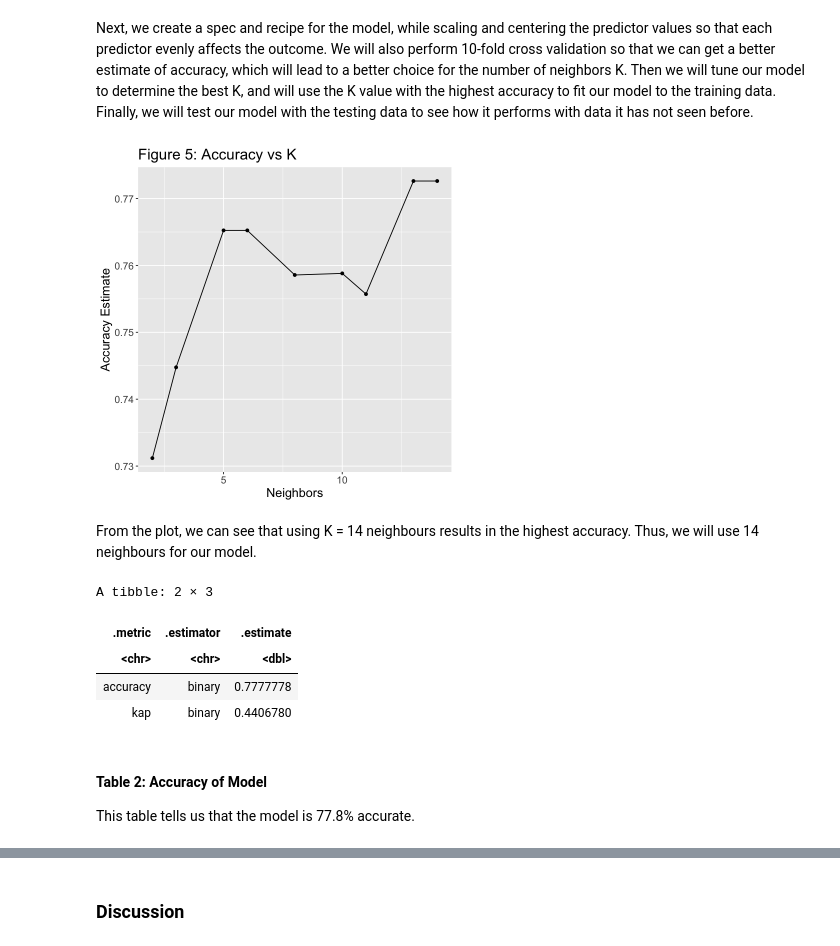
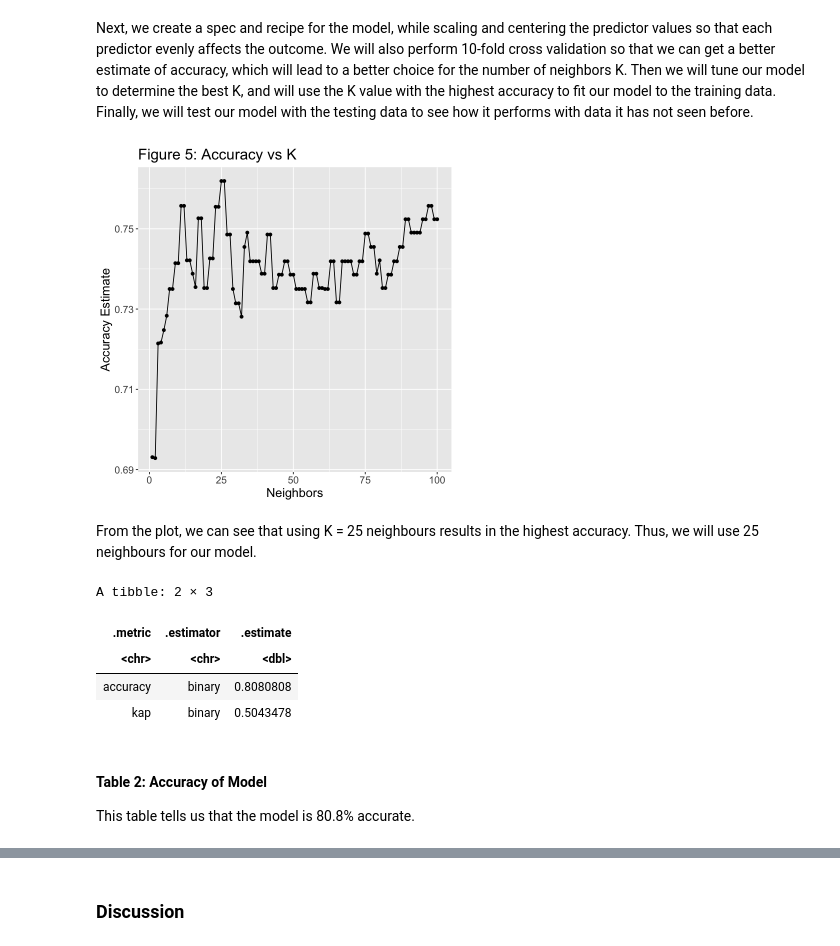
Before and after one commit to jennalenoble/covid_data, a Jupyter notebook: diabetes_classification.ipynb, the cells around one changed output, grey strips where cells are left out. Cells and saved outputs as stored; diff of their text form; code cells hidden in the pictures.

Commit message:
fixed figures and updated model

```diff
--- a/diabetes_classification.ipynb
+++ b/diabetes_classification.ipynb
@@ -145,42 +153,44 @@ knn_spec <- nearest_neighbor(weight_func = "rectangular", neighbors = 5) |>
        set_engine("kknn") |>
        set_mode("classification")
 
-diabetes_data_recipe <- recipe(diabetes ~ ., data = diabetes_data) |>
+diabetes_data_recipe <- recipe(diabetes ~ glucose + skin_thickness, data = diabetes_data) |>
                         step_scale(all_predictors()) |>
                         step_center(all_predictors())
 
 diabetes_vfold <- vfold_cv(diabetes_train, v = 10, strata = diabetes)
+
+gridvals <- tibble(neighbors = seq(from = 1, to = 100))
 
 diabetes_fit <- workflow() |>
        add_recipe(diabetes_data_recipe) |>
        add_model(knn_spec) |>
        fit_resamples(resamples = diabetes_vfold)
 knn_tune <- nearest_neighbor(weight_func = "rectangular", neighbors = tune()) |>
        set_engine("kknn") |>
        set_mode("classification")
 
 knn_results <- workflow() |>
        add_recipe(diabetes_data_recipe) |>
        add_model(knn_tune) |>
-       tune_grid(resamples = diabetes_vfold, grid = 10) |>
+       tune_grid(resamples = diabetes_vfold, grid = gridvals) |>
        collect_metrics()
 
 accuracies <- knn_results |>
        filter(.metric == "accuracy")
 
 accuracy_versus_k <- ggplot(accuracies, aes(x = neighbors, y = mean))+
        geom_point() +
        geom_line() +
        labs(x = "Neighbors", y = "Accuracy Estimate") +
-        ggtitle("Figure 5: Accuracy vs K") +
+        ggtitle("Figure 2: Accuracy vs K") +
         theme(text = element_text(size = 15))
 accuracy_versus_k
 # %% [output]
-[figure, old version]
+[figure, new version]
 # %% [markdown]
-From the plot, we can see that using K = 14 neighbours results in the highest accuracy. Thus, we will use 14 neighbours for our model.
+From the plot, we can see that using K = 25 neighbours results in the highest accuracy. Thus, we will use 25 neighbours for our model.
 # %%
-knn_spec <- nearest_neighbor(weight_func = "rectangular", neighbors = 14) |>
+knn_spec <- nearest_neighbor(weight_func = "rectangular", neighbors = 25) |>
   set_engine("kknn") |>
   set_mode("classification")
 
@@ -203,12 +213,12 @@ diabetes_metrics
 A tibble: 2 × 3
 | .metric | .estimator | .estimate |
 | <chr> | <chr> | <dbl> |
-| accuracy | binary | 0.7777778 |
-| kap | binary | 0.4406780 |
+| accuracy | binary | 0.8080808 |
+| kap | binary | 0.5043478 |
 # %% [markdown]
 #### Table 2: Accuracy of Model
 
-This table tells us that the model is 77.8% accurate.
+This table tells us that the model is 80.8% accurate.
 # %%
 diabetes_conf_mat
 # %% [output]
```
Also changed, not shown: parts of 7 cells of this notebook.
